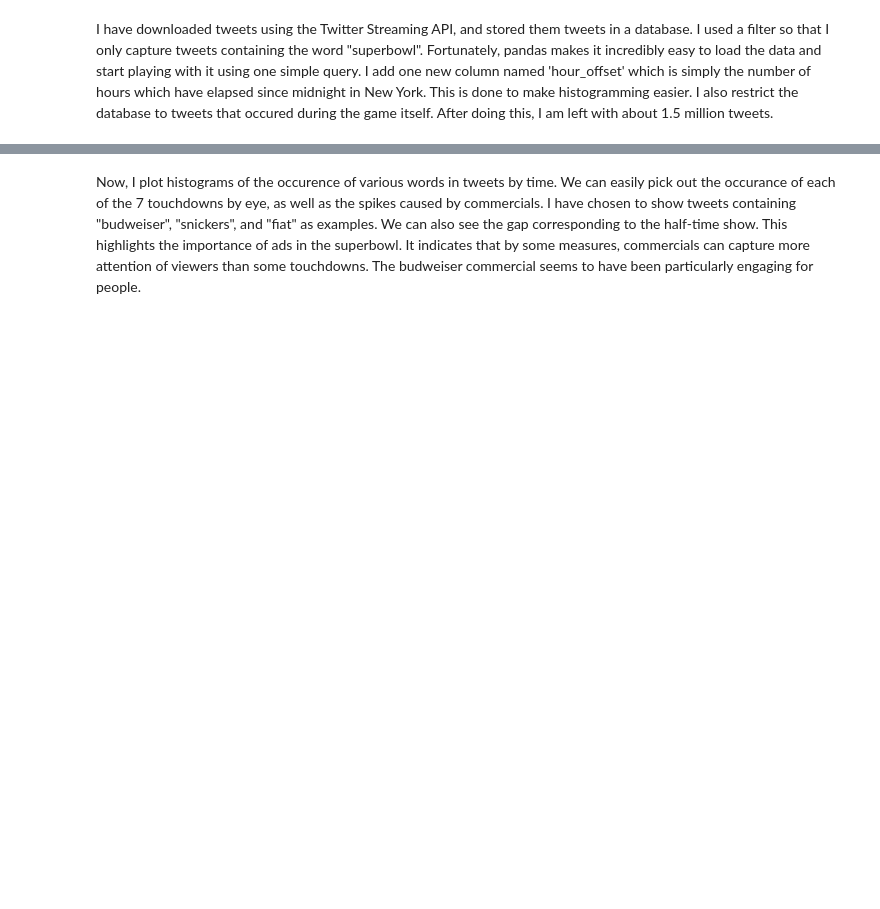
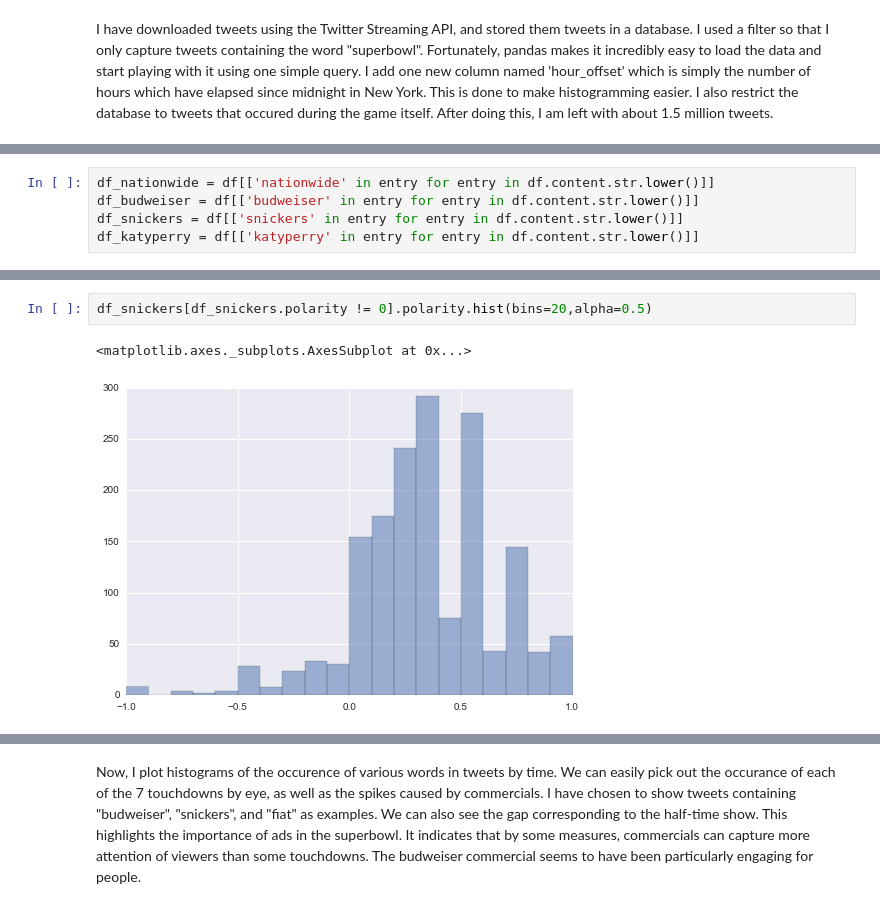
Before and after one commit to vybhavk/superbowl_tweets, a Jupyter notebook: superbowl_tweets.ipynb, the cells around one changed output, grey strips where cells are left out. Cells and saved outputs as stored; diff of their text form; blank space fills up the shorter version.

```diff
--- a/superbowl_tweets.ipynb
+++ b/superbowl_tweets.ipynb
@@ -19,0 +111,5 @@ len(df)
+# %%
+df_nationwide = df[['nationwide' in entry for entry in df.content.str.lower()]]
+df_budweiser = df[['budweiser' in entry for entry in df.content.str.lower()]]
+df_snickers = df[['snickers' in entry for entry in df.content.str.lower()]]
+df_katyperry = df[['katyperry' in entry for entry in df.content.str.lower()]]
@@ -19,0 +233,5 @@ len(df)
+# %%
+df_snickers[df_snickers.polarity != 0].polarity.hist(bins=20,alpha=0.5)
+# %% [output]
+<matplotlib.axes._subplots.AxesSubplot at 0x...>
+[figure, added]
```
Also changed, not shown: parts of 35 cells of this notebook, 6 other files.
